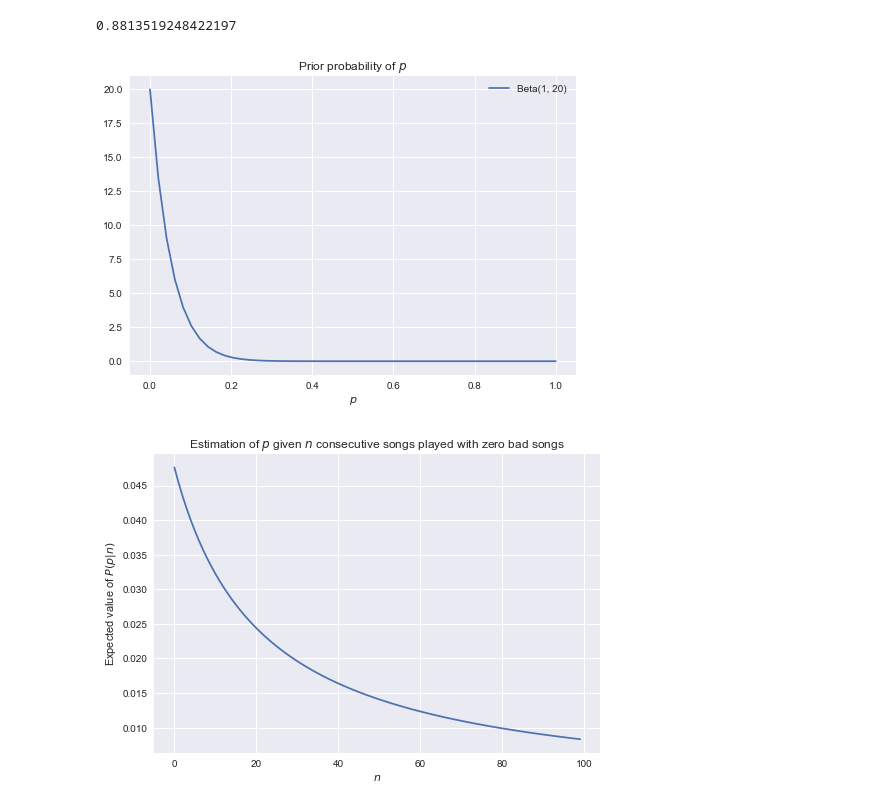
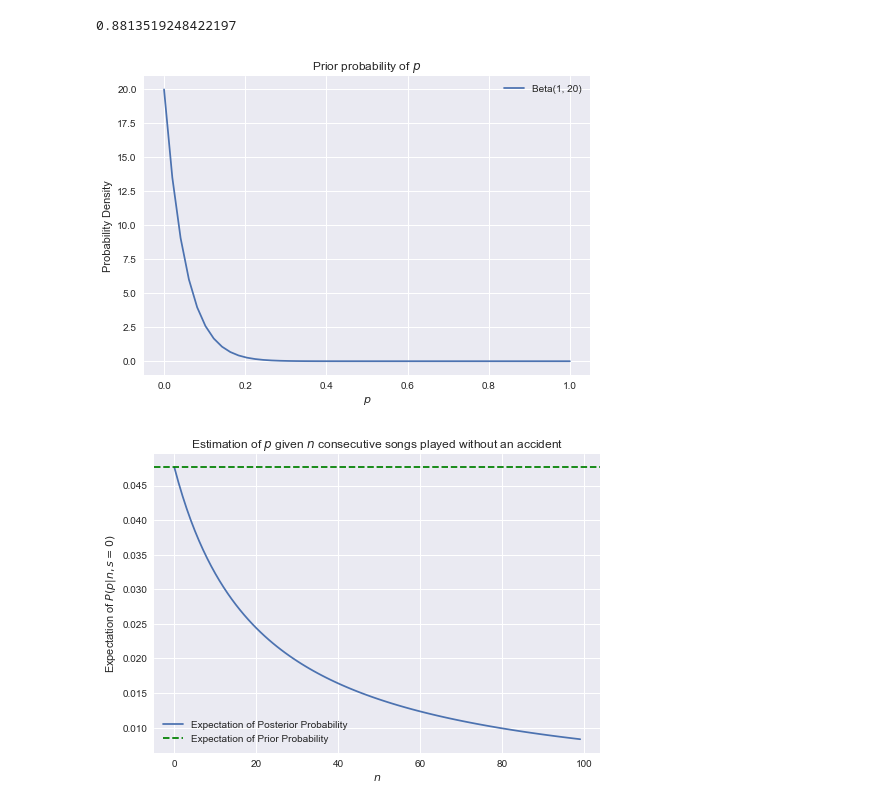
Before and after one commit to dantegates/my-quarantine-playlist, a Jupyter notebook: plots.ipynb, the cells around one changed output. Saved outputs shown, nothing was run; the diff lists cells and outputs as text; code cells hidden in the pictures.

```diff
--- a/plots.ipynb
+++ b/plots.ipynb
@@ -70,28 +70,31 @@ posterior_expectation(n, s)
 # %%
 import scipy.stats as ss
 
 α, β = 1, 20
 
 x = np.linspace(0, 1)
 beta_pdf = ss.beta(α, β).pdf(x)
 plt.title('Prior probability of $p$')
-plt.gca().set(xlabel='$p$')
+plt.gca().set(xlabel='$p$', ylabel='Probability Density')
 plt.plot(x, beta_pdf, label=f'Beta({α}, {β})')
 plt.gca().legend()
 plt.savefig('beta-pdf.png')
 # %% [output]
-[figure, old version]
+[figure, new version]
 # %%
 @np.vectorize
 def beta_binomial(n):
     return α / (n + α + β)
 
 n = np.arange(100)
-plt.title('Estimation of $p$ given $n$ consecutive songs played with zero bad songs')
+plt.title('Estimation of $p$ given $n$ consecutive songs played without an accident')
 plt.gca().set(
     xlabel='$n$',
-    ylabel='Expected value of $P(p|n)$')
-plt.plot(n, beta_binomial(n))
+    ylabel='Expectation of $P(p|n,s=0)$')
+plt.plot(n, beta_binomial(n),
+    label='Expectation of Posterior Probability')
+plt.gca().axhline(α / (α + β), color='g', ls='--', label='Expectation of Prior Probability')
+plt.legend()
 plt.savefig('beta.png')
 # %% [output]
-[figure, old version]
+[figure, new version]
```
Also changed, not shown: 1 other file.
